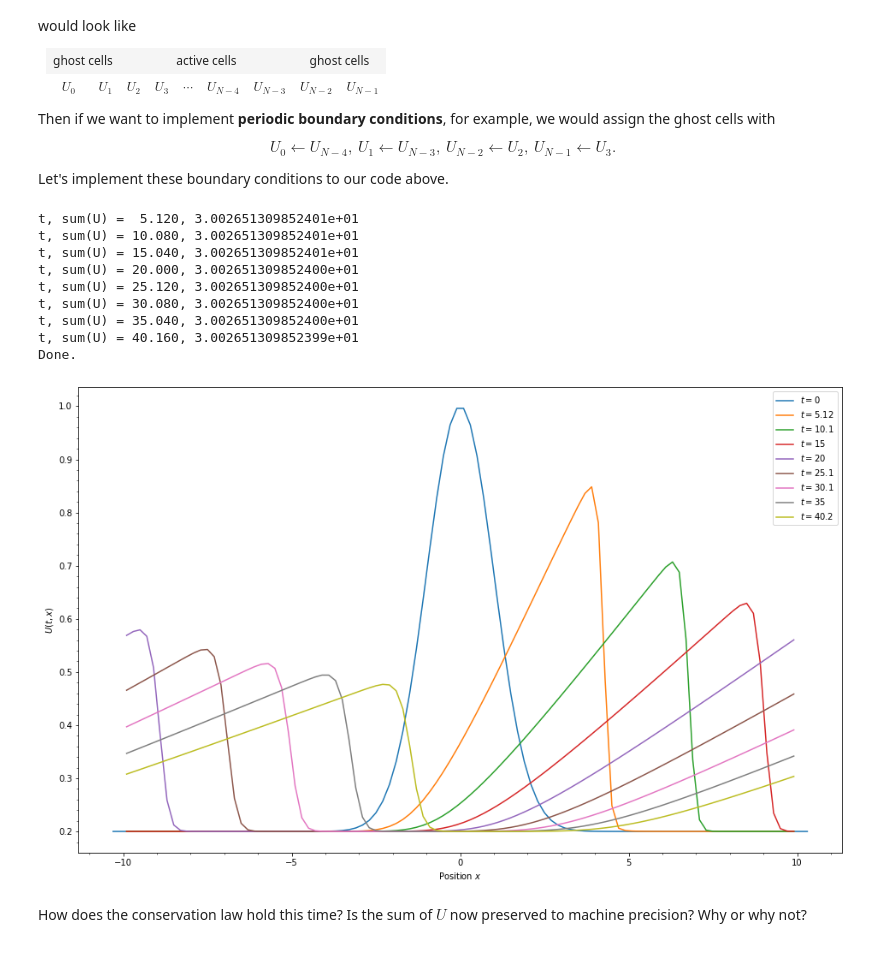
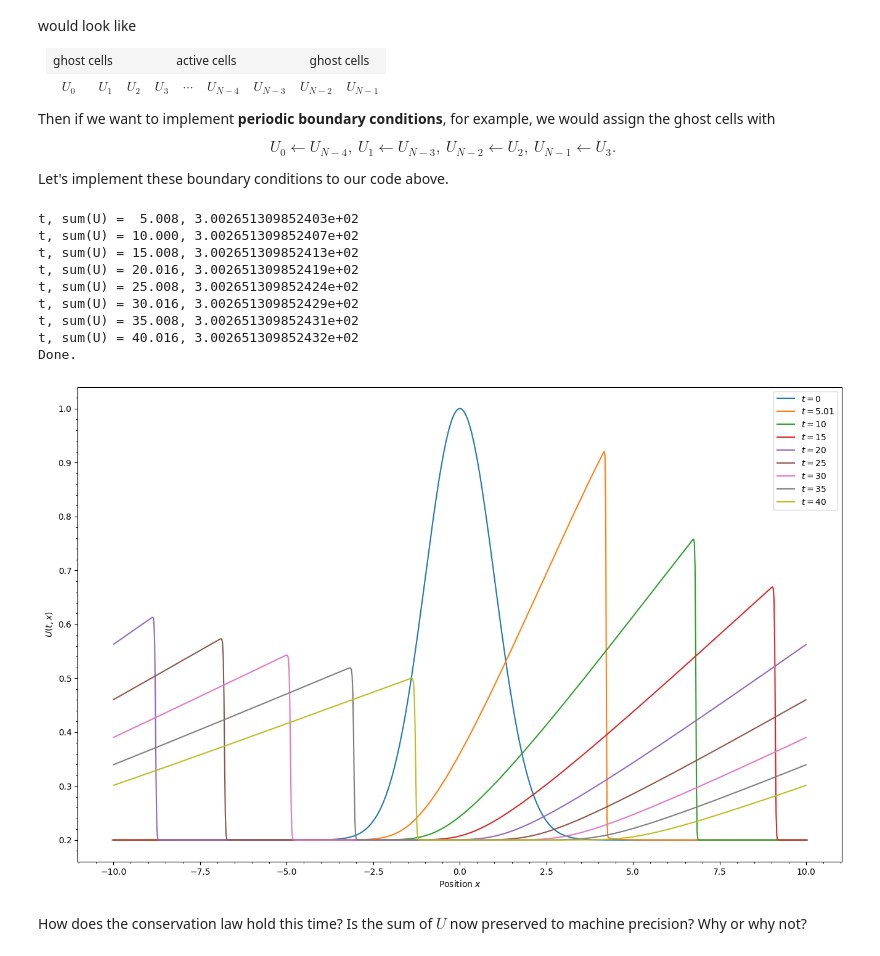
Before and after one commit to tedjohnson12/computational-physics-class-404-604-Spring-2024, a Jupyter notebook: Lect11.ipynb, the cells around one changed output. Drawn from its saved outputs; the diff is of its cells as text; code cells hidden in the pictures.

```diff
--- a/Lect11.ipynb
+++ b/Lect11.ipynb
@@ -223,7 +225,7 @@ import matplotlib.pyplot as plt
 # Model Parameters
 xmin = -10.0   # left boundary
 xmax = +10.0   # right boundary
-Nx = 101      # number of grid points (including boundary)
+Nx = 1001      # number of grid points (including boundary)
 tend = 20.0    # end time
 dtout = 1.0   # time interval for outputs
 
@@ -250,9 +252,9 @@ ax.minorticks_on()
 def riemann(Uleft, Uright):
     """Returns the flux given the left state Uleft and the right state Uright. """
     if Uleft >0 :
-        f = ... # finish this line
+        f = 0.5*Uleft**2
     else:
-        f = ... # finish this line
+        f = 0.5*Uright**2
     return f
 riemann_vec = np.vectorize(riemann)
 
@@ -341,7 +343,7 @@ import matplotlib.pyplot as plt
 # Model Parameters
 xmin = -10.0  # left boundary
 xmax = +10.0  # right boundary
-Nx = 100      # number of cells
+Nx = 1000      # number of cells
 Nghost = 2    # number of ghost cells
 tend = 40.0   # end time
 dtout = 5.0   # time interval for outputs
@@ -367,46 +369,46 @@ ax.minorticks_on()
 def riemann(Uleft, Uright):
     """Returns the flux given the left state Uleft and the right state Uright. """
     u = Uleft if Uleft > 0 else Uright
     return 0.5 * u**2
 riemann_vec = np.vectorize(riemann)
 
 # Begin the simulation.
 tout = t + dtout
 while t < tend:
     # Task: Implement periodic boundary conditions here. U[0], U[1], U[-1], U[-2]
-    U[0]= ...
-    U[1]= ...
-    U[-2]= ...
-    U[-1]= ...
+    U[0]= U[-4]
+    U[1]= U[-3]
+    U[-2]= U[2]
+    U[-1]= U[3]
 
     # Riemann flux
     flux = riemann_vec(U[Nghost-1:-Nghost], U[Nghost:-Nghost+1])
     U[Nghost:-Nghost] -= dt / dx * (flux[1:] - flux[:-1])
     U[1]=U[2]
     U[-2]=U[-3]
     t += dt
 
     # Monitor total U after every dtout.
     if t >= tout:
         plt.plot(x[2:-2], U[2:-2], label=r"$t = {:.3G}$".format(t))
         print("t, sum(U) = {:>6.3f}, {:>18.15e}".format(t, U[Nghost:-Nghost].sum()))
         tout += dtout
 
 ax.legend()
 
 print("Done.")
 plt.show()
 # %% [output]
-t, sum(U) =  5.120, 3.002651309852401e+01
-t, sum(U) = 10.080, 3.002651309852401e+01
-t, sum(U) = 15.040, 3.002651309852401e+01
-t, sum(U) = 20.000, 3.002651309852400e+01
-t, sum(U) = 25.120, 3.002651309852400e+01
-t, sum(U) = 30.080, 3.002651309852400e+01
-t, sum(U) = 35.040, 3.002651309852400e+01
-t, sum(U) = 40.160, 3.002651309852399e+01
+t, sum(U) =  5.008, 3.002651309852403e+02
+t, sum(U) = 10.000, 3.002651309852407e+02
+t, sum(U) = 15.008, 3.002651309852413e+02
+t, sum(U) = 20.016, 3.002651309852419e+02
+t, sum(U) = 25.008, 3.002651309852424e+02
+t, sum(U) = 30.016, 3.002651309852429e+02
+t, sum(U) = 35.008, 3.002651309852431e+02
+t, sum(U) = 40.016, 3.002651309852432e+02
 Done.
-[figure, old version]
+[figure, new version]
 # %% [markdown]
 How does the conservation law hold this time?
 Is the sum of $U$ now preserved to machine precision?
```
Also changed, not shown: parts of 4 cells of this notebook.
